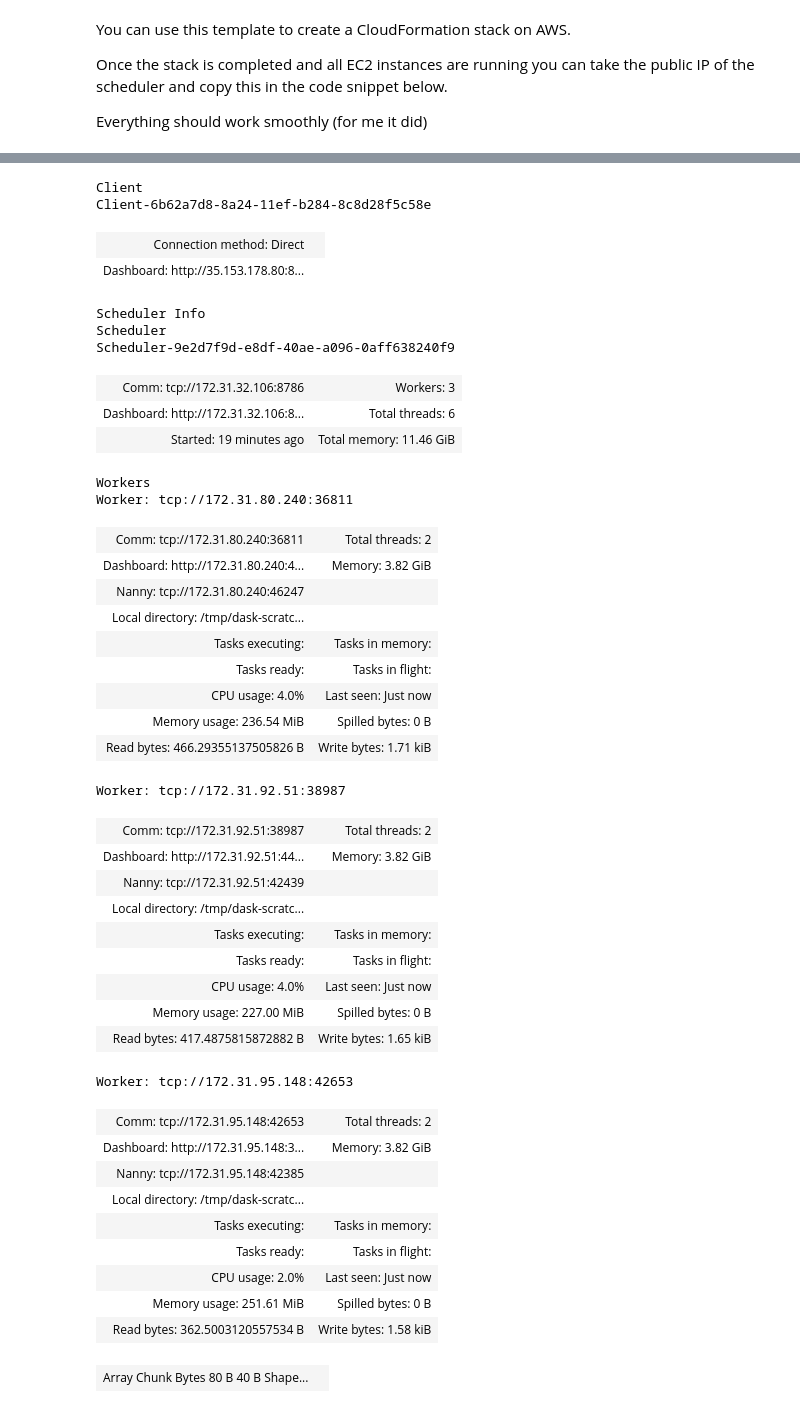
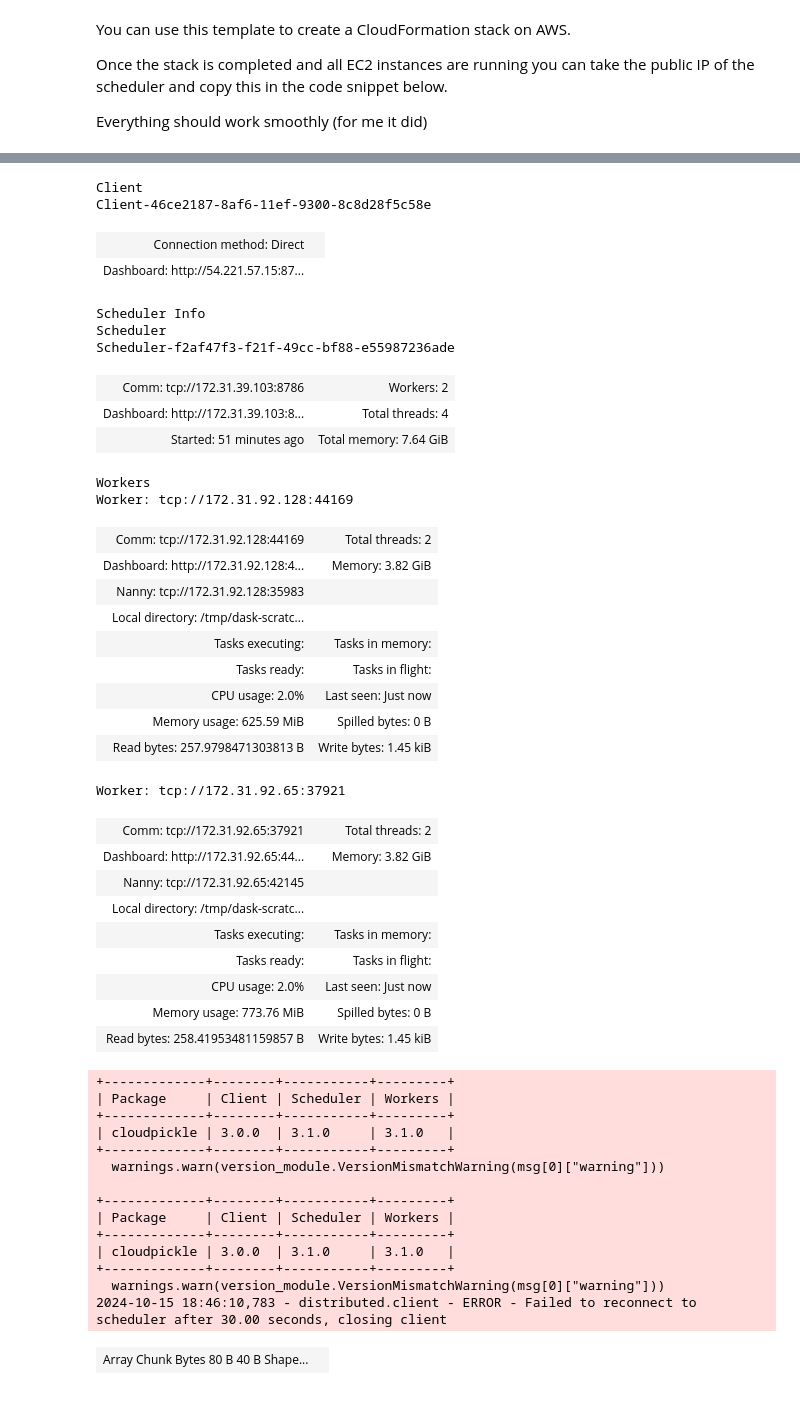
Before and after one commit to longtongster/deploy-dask-cluster-on-aws, a Jupyter notebook: deploy-dask-cluster-with-cloudformation.ipynb, the cells around one changed output, grey strips where cells are left out. Cells and saved outputs as stored; diff of their text form; code cells hidden in the pictures.

```diff
--- a/deploy-dask-cluster-with-cloudformation.ipynb
+++ b/deploy-dask-cluster-with-cloudformation.ipynb
@@ -30,10 +34,11 @@ Once the stack is completed and all EC2 instances are running you can take the p
 
 Everything should work smoothly (for me it did)
 # %%
+import dask
 from dask.distributed import Client
 
 # copy the public ip of scheduler from the output section of cloudformation
-ip = "35.153.178.80"
+ip = "54.221.57.15"
 address = f"tcp://{ip}:8786"
 dashboard = f"http://{ip}:8787/status"
 
@@ -50,50 +55,54 @@ tcp://35.153.178.80:8786
 +-------------+--------+-----------+---------+
 | Package     | Client | Scheduler | Workers |
 +-------------+--------+-----------+---------+
 | cloudpickle | 3.0.0  | 3.1.0     | 3.1.0   |
 +-------------+--------+-----------+---------+
   warnings.warn(version_module.VersionMismatchWarning(msg[0]["warning"]))
 Client
-Client-6b62a7d8-8a24-11ef-b284-8c8d28f5c58e
+Client-46ce2187-8af6-11ef-9300-8c8d28f5c58e
 | Connection method: Direct |  |
-| Dashboard: http://35.153.178.80:8... |  |
+| Dashboard: http://54.221.57.15:87... |  |
 Scheduler Info
 Scheduler
-Scheduler-9e2d7f9d-e8df-40ae-a096-0aff638240f9
+Scheduler-f2af47f3-f21f-49cc-bf88-e55987236ade
-| Comm: tcp://172.31.32.106:8786 | Workers: 3 |
-| Dashboard: http://172.31.32.106:8... | Total threads: 6 |
-| Started: 19 minutes ago | Total memory: 11.46 GiB |
+| Comm: tcp://172.31.39.103:8786 | Workers: 2 |
+| Dashboard: http://172.31.39.103:8... | Total threads: 4 |
+| Started: 51 minutes ago | Total memory: 7.64 GiB |
 Workers
-Worker: tcp://172.31.80.240:36811
+Worker: tcp://172.31.92.128:44169
-| Comm: tcp://172.31.80.240:36811 | Total threads: 2 |
-| Dashboard: http://172.31.80.240:4... | Memory: 3.82 GiB |
-| Nanny: tcp://172.31.80.240:46247 |  |
+| Comm: tcp://172.31.92.128:44169 | Total threads: 2 |
+| Dashboard: http://172.31.92.128:4... | Memory: 3.82 GiB |
+| Nanny: tcp://172.31.92.128:35983 |  |
 | Local directory: /tmp/dask-scratc... |  |
 | Tasks executing: | Tasks in memory: |
 | Tasks ready: | Tasks in flight: |
-| CPU usage: 4.0% | Last seen: Just now |
-| Memory usage: 236.54 MiB | Spilled bytes: 0 B |
-| Read bytes: 466.29355137505826 B | Write bytes: 1.71 kiB |
+| CPU usage: 2.0% | Last seen: Just now |
+| Memory usage: 625.59 MiB | Spilled bytes: 0 B |
+| Read bytes: 257.9798471303813 B | Write bytes: 1.45 kiB |
-Worker: tcp://172.31.92.51:38987
+Worker: tcp://172.31.92.65:37921
-| Comm: tcp://172.31.92.51:38987 | Total threads: 2 |
-| Dashboard: http://172.31.92.51:44... | Memory: 3.82 GiB |
-| Nanny: tcp://172.31.92.51:42439 |  |
+| Comm: tcp://172.31.92.65:37921 | Total threads: 2 |
+| Dashboard: http://172.31.92.65:44... | Memory: 3.82 GiB |
+| Nanny: tcp://172.31.92.65:42145 |  |
 | Local directory: /tmp/dask-scratc... |  |
 | Tasks executing: | Tasks in memory: |
 | Tasks ready: | Tasks in flight: |
-| CPU usage: 4.0% | Last seen: Just now |
-| Memory usage: 227.00 MiB | Spilled bytes: 0 B |
-| Read bytes: 417.4875815872882 B | Write bytes: 1.65 kiB |
+| CPU usage: 2.0% | Last seen: Just now |
+| Memory usage: 773.76 MiB | Spilled bytes: 0 B |
+| Read bytes: 258.41953481159857 B | Write bytes: 1.45 kiB |
-Worker: tcp://172.31.95.148:42653
++-------------+--------+-----------+---------+
+| Package     | Client | Scheduler | Workers |
++-------------+--------+-----------+---------+
+| cloudpickle | 3.0.0  | 3.1.0     | 3.1.0   |
++-------------+--------+-----------+---------+
+  warnings.warn(version_module.VersionMismatchWarning(msg[0]["warning"]))
+
++-------------+--------+-----------+---------+
+| Package     | Client | Scheduler | Workers |
++-------------+--------+-----------+---------+
+| cloudpickle | 3.0.0  | 3.1.0     | 3.1.0   |
++-------------+--------+-----------+---------+
+  warnings.warn(version_module.VersionMismatchWarning(msg[0]["warning"]))
+2024-10-15 18:46:10,783 - distributed.client - ERROR - Failed to reconnect to scheduler after 30.00 seconds, closing client
-| Comm: tcp://172.31.95.148:42653 | Total threads: 2 |
-| Dashboard: http://172.31.95.148:3... | Memory: 3.82 GiB |
-| Nanny: tcp://172.31.95.148:42385 |  |
-| Local directory: /tmp/dask-scratc... |  |
-| Tasks executing: | Tasks in memory: |
-| Tasks ready: | Tasks in flight: |
-| CPU usage: 2.0% | Last seen: Just now |
-| Memory usage: 251.61 MiB | Spilled bytes: 0 B |
-| Read bytes: 362.5003120557534 B | Write bytes: 1.58 kiB |
 # %%
 import dask.array as da
 
```
Also changed, not shown: parts of 36 cells of this notebook, 1 other file.
